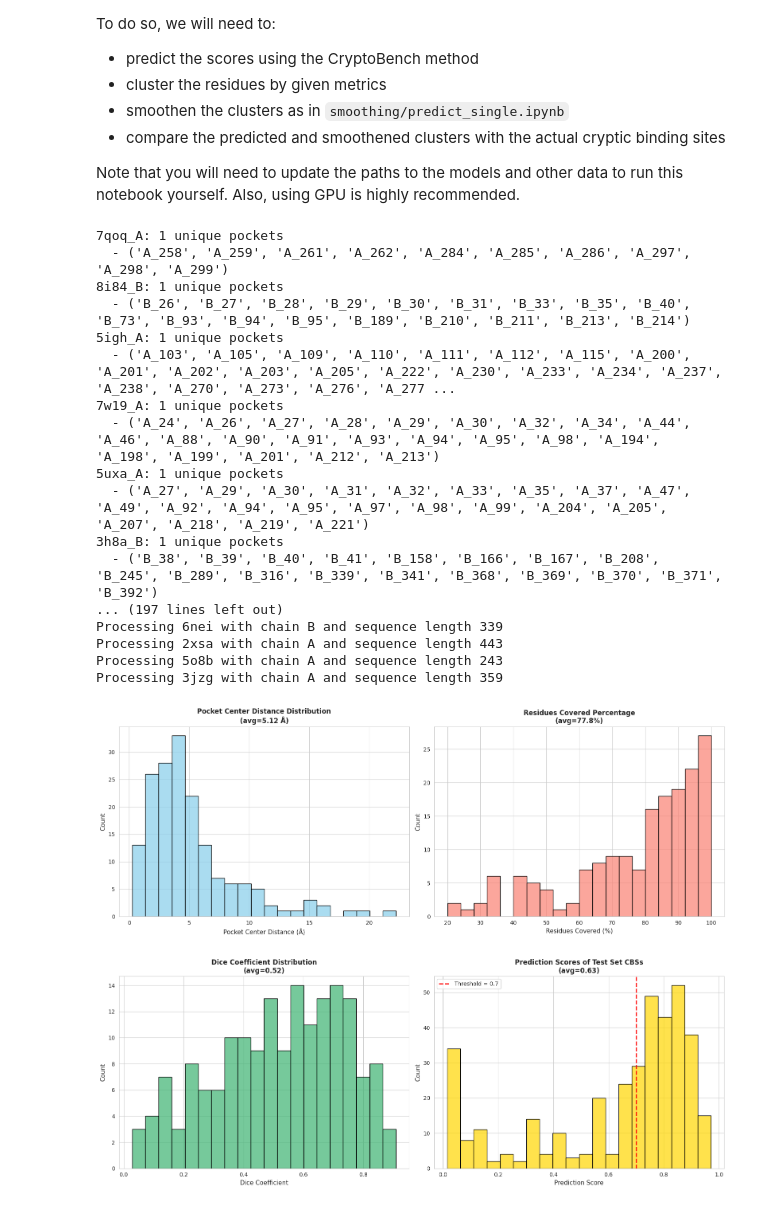
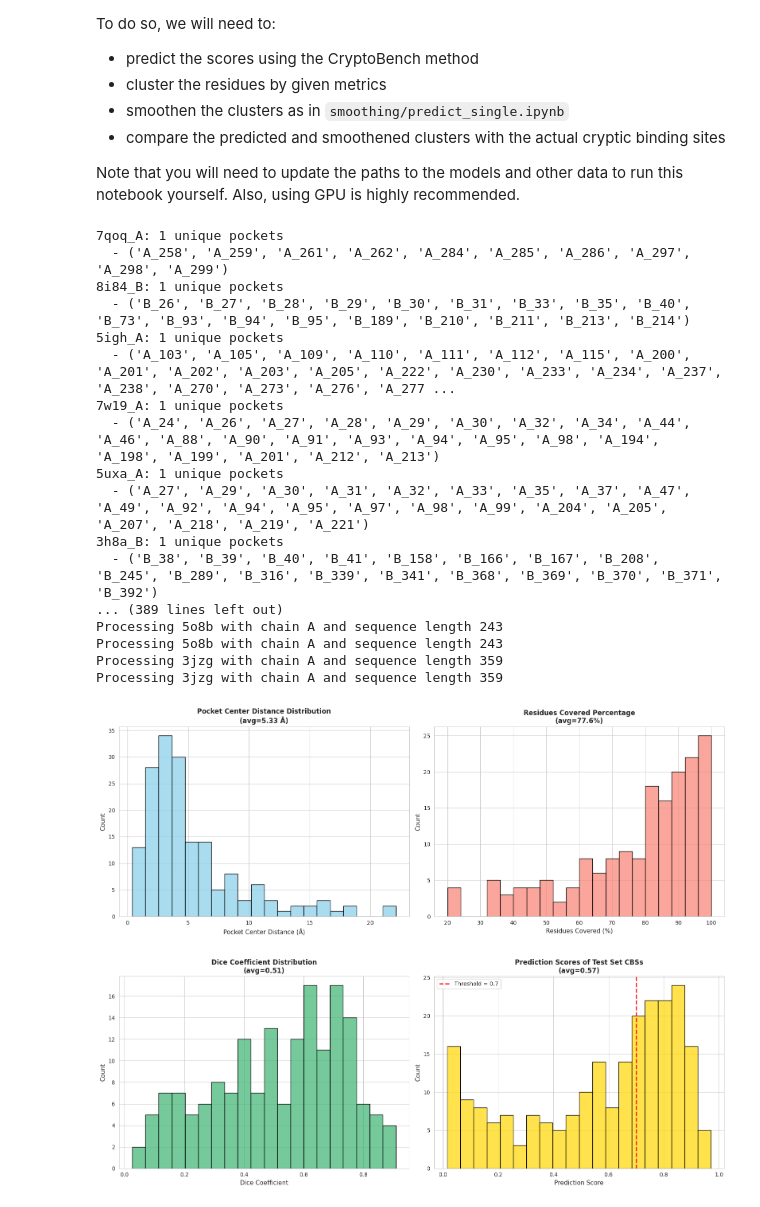
Before and after one commit to luk27official/cryptoshow-benchmark, a Jupyter notebook: benchmark_experiments/clustering_smoothing_pipeline.ipynb, the cells around one changed output. Saved outputs shown, nothing was run; the diff lists cells and outputs as text; code cells hidden in the pictures.

Commit message:
Fix benchmark

```diff
--- a/benchmark_experiments/clustering_smoothing_pipeline.ipynb
+++ b/benchmark_experiments/clustering_smoothing_pipeline.ipynb
@@ -376,6 +374,9 @@ hf_logging.set_verbosity_error()
 
 # download: this folder
 FOLD_FILE = "/home/polakluk/cryptoshow-benchmark/benchmark_experiments/test_fold_cb.json"
+
+# download: ../smoothing/pretrained_models/cryptobench_classifier.pt
+SMOOTHING_MODEL_STATE_DICT_PATH = "/home/polakluk/cryptoshow-benchmark/smoothing/pretrained_models/cryptobench_classifier.pt"
 
 # open the FOLD_FILE and load the data
 with open(FOLD_FILE, "r") as f:
@@ -420,7 +421,7 @@ structure_ids = {}
 structure_coords = {}
 
 smoothing_model = CryptoBenchClassifier().to(DEVICE)
-smoothing_model.load_state_dict(torch.load(MODEL_STATE_DICT_PATH, map_location=DEVICE), strict=True)
+smoothing_model.load_state_dict(torch.load(SMOOTHING_MODEL_STATE_DICT_PATH, map_location=DEVICE), strict=True)
 
 for structure in list(cryptic_pockets.keys()):
     structure_name, chain_id = structure.split("_")
@@ -449,11 +450,9 @@ for structure in list(cryptic_pockets.keys()):
         if cluster_label == -1:
             continue
 
-        # DEBUG: Check the binding residues creation
         cryptic_pocket_flat = []
         for pocket in cryptic_pockets[structure]:
             for residue_str in pocket:
-                # Extract residue number from the pocket selection format
                 if "_" in residue_str:
                     residue_num = int(residue_str.split("_")[1])
                     cryptic_pocket_flat.append(residue_num)
@@ -522,6 +521,11 @@ for structure, cryptic_pocket_list in cryptic_pockets.items():
         total_residues_covered = 0
         cryptic_pocket_residues = set([residue.split("_")[1] for residue in cryptic_pocket])
 
+        expected_indices = [i for i, res_id in enumerate(ids) if str(res_id) in cryptic_pocket_residues]
+        if expected_indices:
+            mean_score = np.mean([prediction_scores[structure][i] for i in expected_indices])
+            prediction_scores_list.append(mean_score)
+
         best_dist = float('inf')
         best_dice = 0
         best_covered = 0
@@ -536,12 +540,7 @@ for structure, cryptic_pocket_list in cryptic_pockets.items():
             assert len(residues_tuple) == len(indices_array), f"Residues and indices must have the same length, found {len(residues_tuple)} residues and {len(indices_array)} indices"
             assert len(prediction_scores[structure]) == len(ids), f"Prediction scores length {len(prediction_scores[structure])} does not match ids length {len(ids)}"
 
-            expected_indices = [i for i, res_id in enumerate(ids) if str(res_id) in cryptic_pocket_residues]
             actual_indices = [i for i, res_id in enumerate(ids) if res_id in residues_tuple]
-
-            if expected_indices:
-                mean_score = np.mean([prediction_scores[structure][i] for i in expected_indices])
-                prediction_scores_list.append(mean_score)
 
             if len(expected_indices) == 0 or len(actual_indices) == 0:
                 continue
@@ -586,35 +585,35 @@ fig, axs = plt.subplots(1, 2, figsize=(16, 6))
 
 sns.histplot(dice_coefficients, bins=20, color='mediumseagreen', edgecolor='black', alpha=0.7, ax=axs[0])
 axs[0].set_title(f'Dice Coefficient Distribution\n(avg={np.mean(dice_coefficients):.2f})', fontsize=12, fontweight='bold')
 axs[0].set_xlabel('Dice Coefficient', fontsize=11)
 axs[0].set_ylabel('Count', fontsize=11)
 
 sns.histplot(prediction_scores_list, bins=20, color='gold', edgecolor='black', alpha=0.7, ax=axs[1])
 axs[1].axvline(0.7, color='red', linestyle='--', linewidth=2, label='Threshold = 0.7')
 axs[1].set_title(f'Prediction Scores of Test Set CBSs\n(avg={np.mean(prediction_scores_list):.2f})', fontsize=12, fontweight='bold')
 axs[1].set_xlabel('Prediction Score', fontsize=11)
 axs[1].set_ylabel('Count', fontsize=11)
 axs[1].legend(fontsize=10)
 
 plt.tight_layout()
 plt.show()
 # %% [output]
 7qoq_A: 1 unique pockets
   - ('A_258', 'A_259', 'A_261', 'A_262', 'A_284', 'A_285', 'A_286', 'A_297', 'A_298', 'A_299')
 8i84_B: 1 unique pockets
   - ('B_26', 'B_27', 'B_28', 'B_29', 'B_30', 'B_31', 'B_33', 'B_35', 'B_40', 'B_73', 'B_93', 'B_94', 'B_95', 'B_189', 'B_210', 'B_211', 'B_213', 'B_214')
 5igh_A: 1 unique pockets
   - ('A_103', 'A_105', 'A_109', 'A_110', 'A_111', 'A_112', 'A_115', 'A_200', 'A_201', 'A_202', 'A_203', 'A_205', 'A_222', 'A_230', 'A_233', 'A_234', 'A_237', 'A_238', 'A_270', 'A_273', 'A_276', 'A_277 ...
 7w19_A: 1 unique pockets
   - ('A_24', 'A_26', 'A_27', 'A_28', 'A_29', 'A_30', 'A_32', 'A_34', 'A_44', 'A_46', 'A_88', 'A_90', 'A_91', 'A_93', 'A_94', 'A_95', 'A_98', 'A_194', 'A_198', 'A_199', 'A_201', 'A_212', 'A_213')
 5uxa_A: 1 unique pockets
   - ('A_27', 'A_29', 'A_30', 'A_31', 'A_32', 'A_33', 'A_35', 'A_37', 'A_47', 'A_49', 'A_92', 'A_94', 'A_95', 'A_97', 'A_98', 'A_99', 'A_204', 'A_205', 'A_207', 'A_218', 'A_219', 'A_221')
 3h8a_B: 1 unique pockets
   - ('B_38', 'B_39', 'B_40', 'B_41', 'B_158', 'B_166', 'B_167', 'B_208', 'B_245', 'B_289', 'B_316', 'B_339', 'B_341', 'B_368', 'B_369', 'B_370', 'B_371', 'B_392')
-... (197 lines left out)
-Processing 6nei with chain B and sequence length 339
-Processing 2xsa with chain A and sequence length 443
+... (389 lines left out)
+Processing 5o8b with chain A and sequence length 243
 Processing 5o8b with chain A and sequence length 243
 Processing 3jzg with chain A and sequence length 359
+Processing 3jzg with chain A and sequence length 359
-[figure, old version]
+[figure, new version]
-[figure, old version]
+[figure, new version]
```
Also changed, not shown: parts of 1 cell of this notebook.
